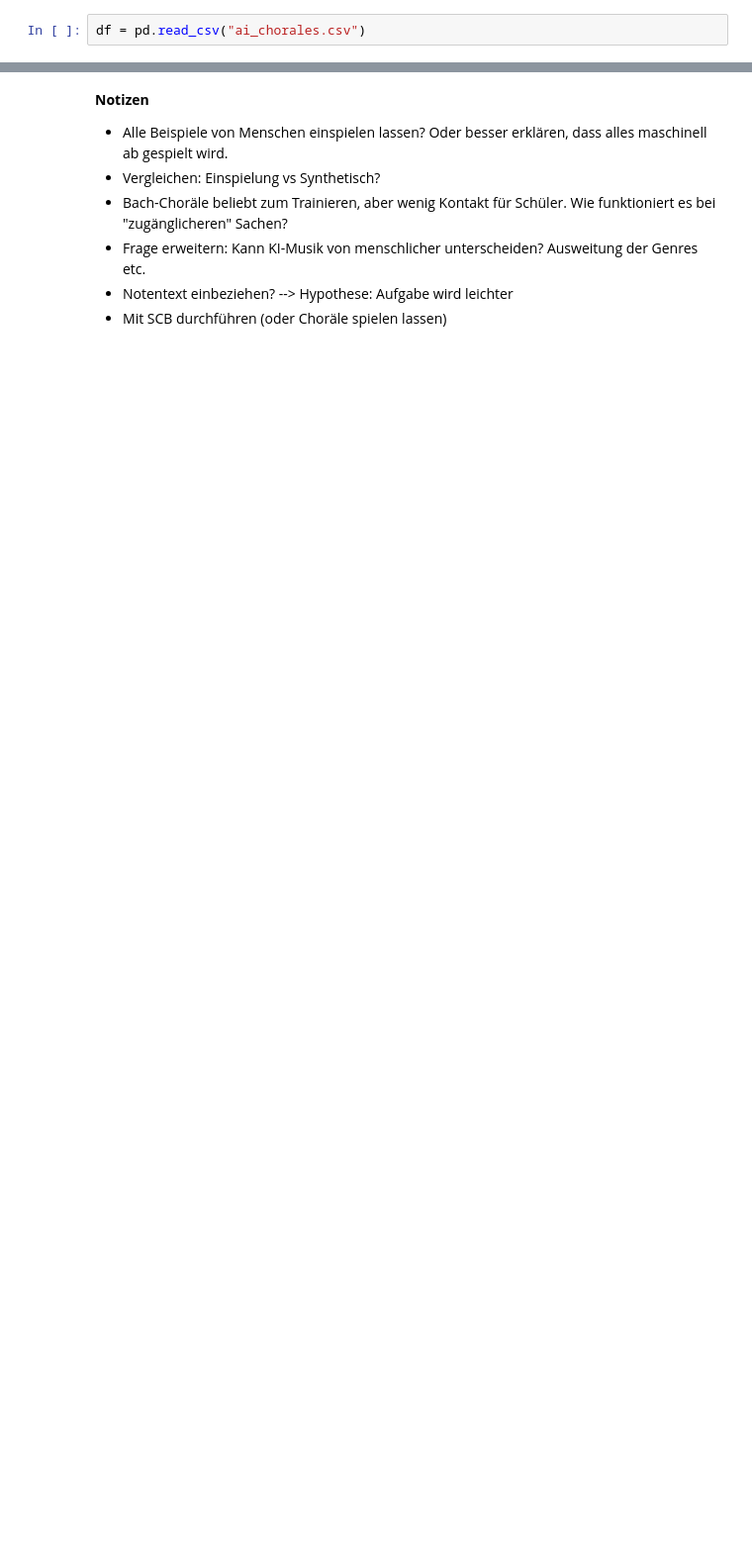
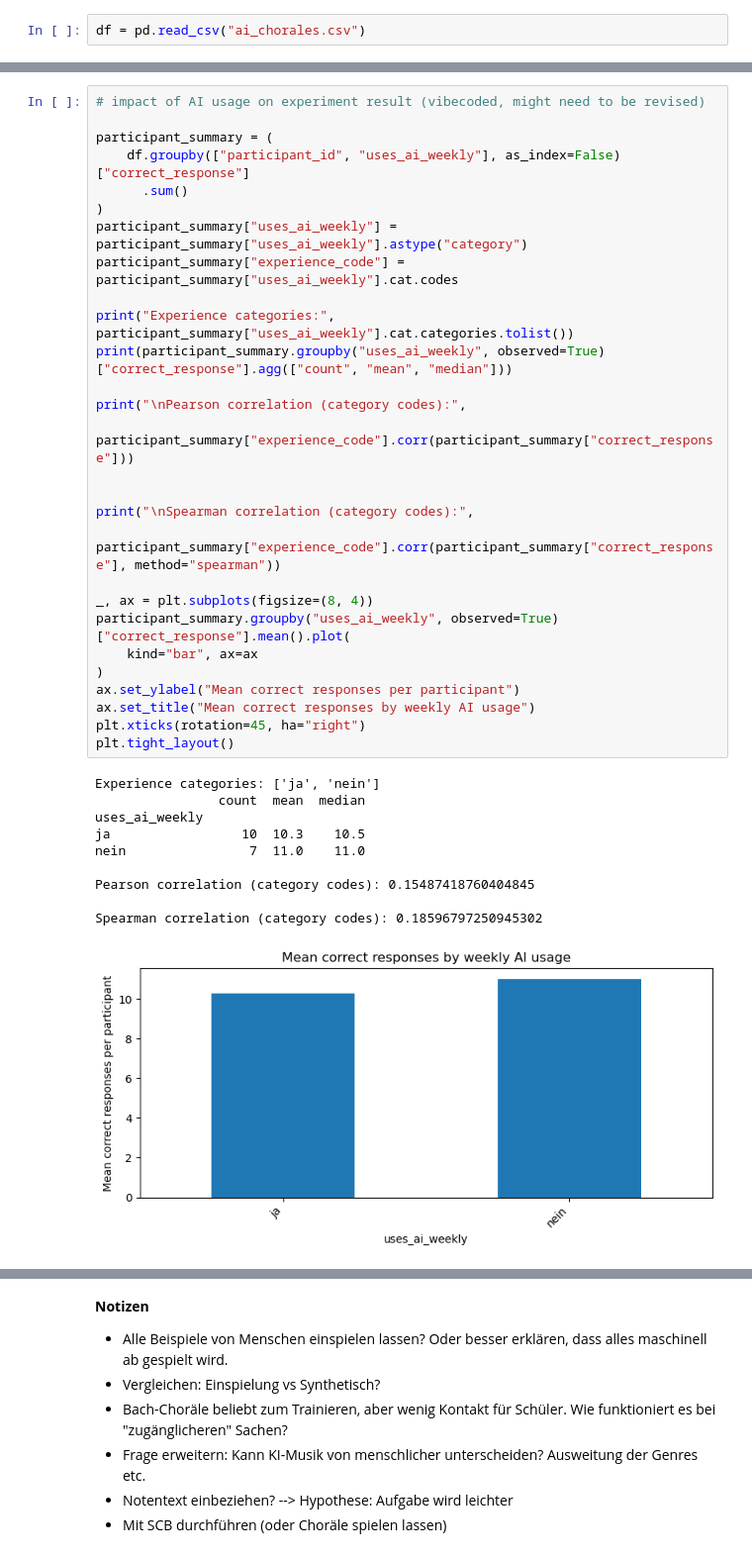
Before and after one commit to jasonvla/bachAndNotagenCorpora, a Jupyter notebook: results.ipynb, the cells around one changed output, grey strips where cells are left out. Shown at 99% size. Drawn from its saved outputs; the diff is of its cells as text; blank space fills up the shorter version.

```diff
--- a/results.ipynb
+++ b/results.ipynb
@@ -52 +76,40 @@ df.shape
+# %%
+# impact of AI usage on experiment result (vibecoded, might need to be revised)
+
+participant_summary = (
+    df.groupby(["participant_id", "uses_ai_weekly"], as_index=False)["correct_response"]
+      .sum()
+)
+participant_summary["uses_ai_weekly"] = participant_summary["uses_ai_weekly"].astype("category")
+participant_summary["experience_code"] = participant_summary["uses_ai_weekly"].cat.codes
+
+print("Experience categories:", participant_summary["uses_ai_weekly"].cat.categories.tolist())
+print(participant_summary.groupby("uses_ai_weekly", observed=True)["correct_response"].agg(["count", "mean", "median"]))
+
+print("\nPearson correlation (category codes):",
+      participant_summary["experience_code"].corr(participant_summary["correct_response"]))
+
+
+print("\nSpearman correlation (category codes):",
+      participant_summary["experience_code"].corr(participant_summary["correct_response"], method="spearman"))
+
+_, ax = plt.subplots(figsize=(8, 4))
+participant_summary.groupby("uses_ai_weekly", observed=True)["correct_response"].mean().plot(
+    kind="bar", ax=ax
+)
+ax.set_ylabel("Mean correct responses per participant")
+ax.set_title("Mean correct responses by weekly AI usage")
+plt.xticks(rotation=45, ha="right")
+plt.tight_layout()
+# %% [output]
+Experience categories: ['ja', 'nein']
+                count  mean  median
+uses_ai_weekly
+ja                 10  10.3    10.5
+nein                7  11.0    11.0
+
+Pearson correlation (category codes): 0.15487418760404845
+
+Spearman correlation (category codes): 0.18596797250945302
+[figure, added]
 # %%
```
Also changed, not shown: parts of 27 cells of this notebook.
